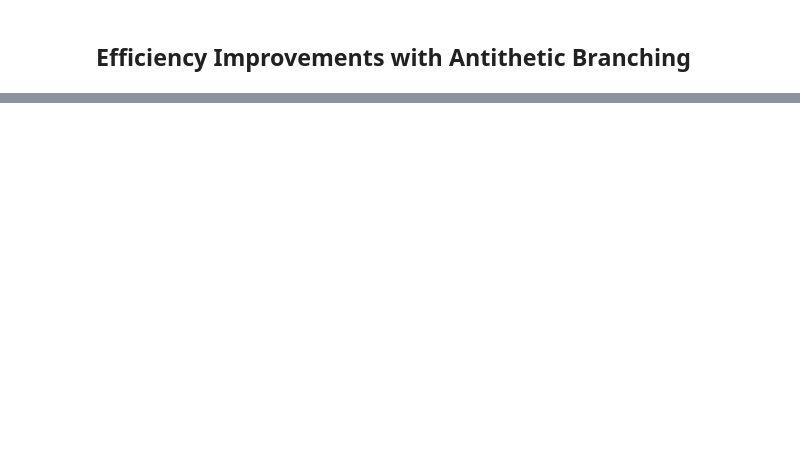
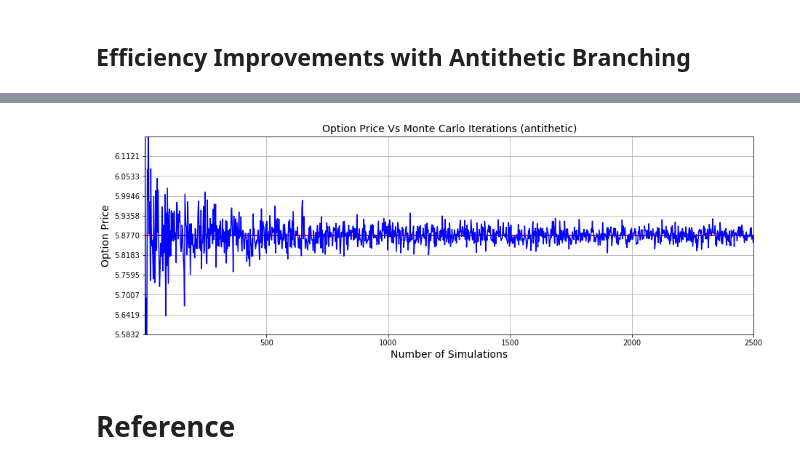
Before and after one commit to polyhedron-gdl/applied-computational-finance, a Jupyter notebook: lesson_3.ipynb, the cells around one changed output, grey strips where cells are left out. Cells and saved outputs as stored; diff of their text form; code cells hidden in the pictures; blank space fills up the shorter version.

```diff
--- a/lesson_3.ipynb
+++ b/lesson_3.ipynb
@@ -17,20 +17,3 @@ from ACF_utils.Trees import random_tree
-# %%
-#Black and Scholes
-def d1(S0, K, r, delta, sigma, T):
-    return (np.log(S0/K) +
-            (r - delta + sigma**2 / 2) * T)/(sigma * np.sqrt(T))
-
-def d2(S0, K, r, delta, sigma, T):
-    return (np.log(S0 / K) +
-            (r - delta - sigma**2 / 2) * T) / (sigma * np.sqrt(T))
-
-def BlackScholes(payout, S0, K, r, delta, sigma, T):
-    if payout==1:
-        return S0 * np.exp(-delta * T) * ss.norm.cdf(d1(S0, K, r, delta, sigma, T)) \
-               - K * np.exp(-r * T) * ss.norm.cdf(d2(S0, K, r, delta, sigma, T))
-    else:
-        return K * np.exp(-r * T) * ss.norm.cdf(-d2(S0, K, r, delta, sigma, T)) \
-               - S0 * np.exp(-delta*T) * ss.norm.cdf(-d1(S0, K, r, delta, sigma, T))
 # %% [markdown]
 ## Introduction ##
 # %% [markdown]
@@ -478,0 +663,29 @@ The calculation of the low estimator is slightly different because at each node
+# %%
+if len(plx) > 1:
+
+    fig_size = plt.rcParams["figure.figsize"]
+    fig_size[0] = 15
+    fig_size[1] = 5
+
+    y_avg = np.average(ply)
+    y_inf = 0.95
+    y_sup = 2.0 - y_inf
+    y_inf = y_inf * y_avg
+    y_sup = y_sup * y_avg
+    y_del = (y_sup-y_inf)/10.0
+
+    df = pd.DataFrame({'x':plx, 'y':ply})
+    df.plot('x', 'y', kind='line', legend=None, color='blue')
+    plt.hlines(y_avg, min(plx), max(plx), colors='red',   linewidth=2)
+    plt.hlines(european_option, min(plx), max(plx), colors='green', linewidth=2)
+    plt.title('Option Price Vs Monte Carlo Iterations (antithetic)', fontsize=14)
+    plt.xlabel('Number of Simulations', fontsize=14)
+    plt.ylim((y_inf , y_sup))
+    plt.yticks(np.arange(y_inf, y_sup, y_del))
+    plt.ylabel('Option Price', fontsize=14)
+    plt.grid(True)
+    plt.show()
+# %% [output]
+[figure, added]
+# %% [markdown]
+# Reference #
```
Also changed, not shown: parts of 16 cells of this notebook, 8 other files.
